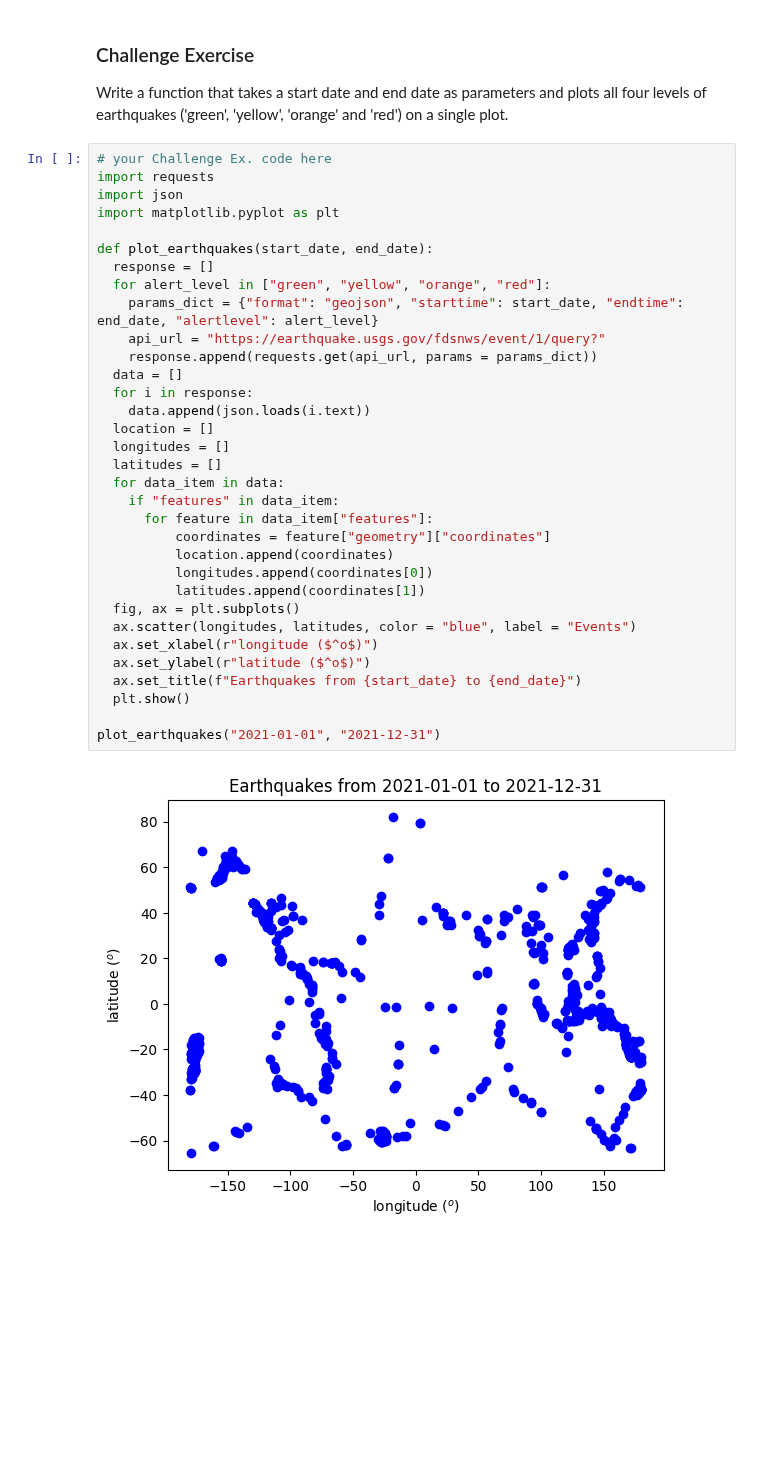
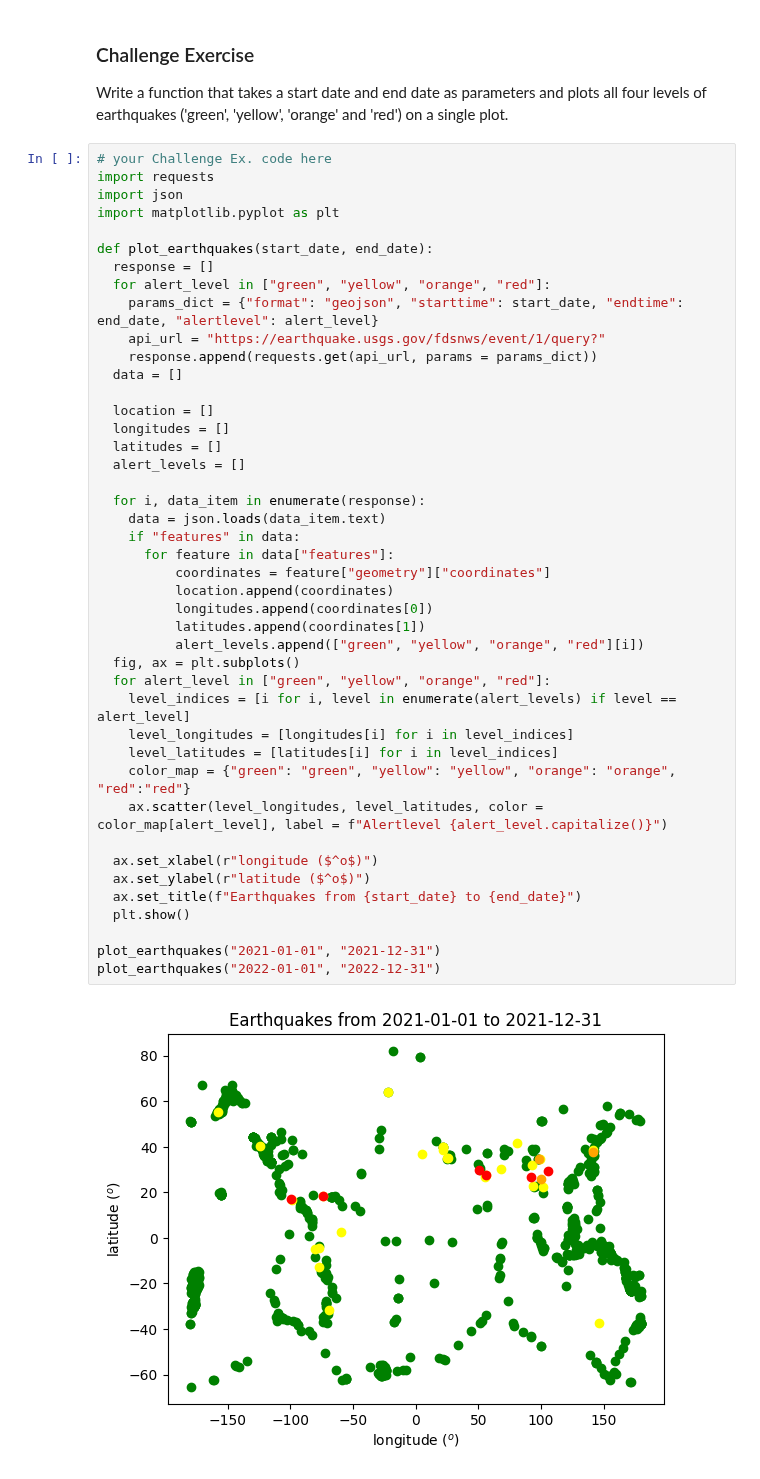
Before and after one commit to MarlaS02/comp215, a Jupyter notebook: labs/lab01-introduction.ipynb, the cells around one changed output. Cells and saved outputs as stored; diff of their text form; blank space fills up the shorter version.

Commit message:
Mit Colab erstellt Same Challenge but with color-coded alertlevels

```diff
--- a/labs/lab01-introduction.ipynb
+++ b/labs/lab01-introduction.ipynb
@@ -183,35 +183,45 @@ Write a function that takes a start date and end date as parameters and plots al
 # %%
 # your Challenge Ex. code here
 import requests
 import json
 import matplotlib.pyplot as plt
 
 def plot_earthquakes(start_date, end_date):
   response = []
   for alert_level in ["green", "yellow", "orange", "red"]:
     params_dict = {"format": "geojson", "starttime": start_date, "endtime": end_date, "alertlevel": alert_level}
     api_url = "https://earthquake.usgs.gov/fdsnws/event/1/query?"
     response.append(requests.get(api_url, params = params_dict))
   data = []
-  for i in response:
-    data.append(json.loads(i.text))
+
   location = []
   longitudes = []
   latitudes = []
-  for data_item in data:
-    if "features" in data_item:
-      for feature in data_item["features"]:
+  alert_levels = []
+
+  for i, data_item in enumerate(response):
+    data = json.loads(data_item.text)
+    if "features" in data:
+      for feature in data["features"]:
           coordinates = feature["geometry"]["coordinates"]
           location.append(coordinates)
           longitudes.append(coordinates[0])
           latitudes.append(coordinates[1])
+          alert_levels.append(["green", "yellow", "orange", "red"][i])
   fig, ax = plt.subplots()
-  ax.scatter(longitudes, latitudes, color = "blue", label = "Events")
+  for alert_level in ["green", "yellow", "orange", "red"]:
+    level_indices = [i for i, level in enumerate(alert_levels) if level == alert_level]
+    level_longitudes = [longitudes[i] for i in level_indices]
+    level_latitudes = [latitudes[i] for i in level_indices]
+    color_map = {"green": "green", "yellow": "yellow", "orange": "orange", "red":"red"}
+    ax.scatter(level_longitudes, level_latitudes, color = color_map[alert_level], label = f"Alertlevel {alert_level.capitalize()}")
+
   ax.set_xlabel(r"longitude ($^o$)")
   ax.set_ylabel(r"latitude ($^o$)")
   ax.set_title(f"Earthquakes from {start_date} to {end_date}")
   plt.show()
 
 plot_earthquakes("2021-01-01", "2021-12-31")
+plot_earthquakes("2022-01-01", "2022-12-31")
 # %% [output]
-[figure, old version]
+[figure, new version]
```
Also changed, not shown: parts of 2 cells of this notebook.
